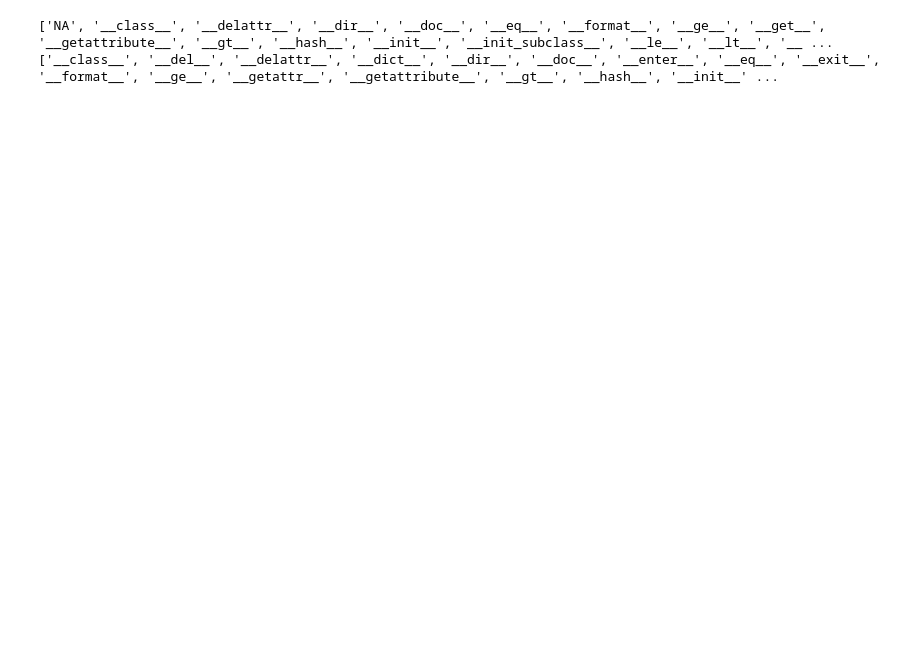
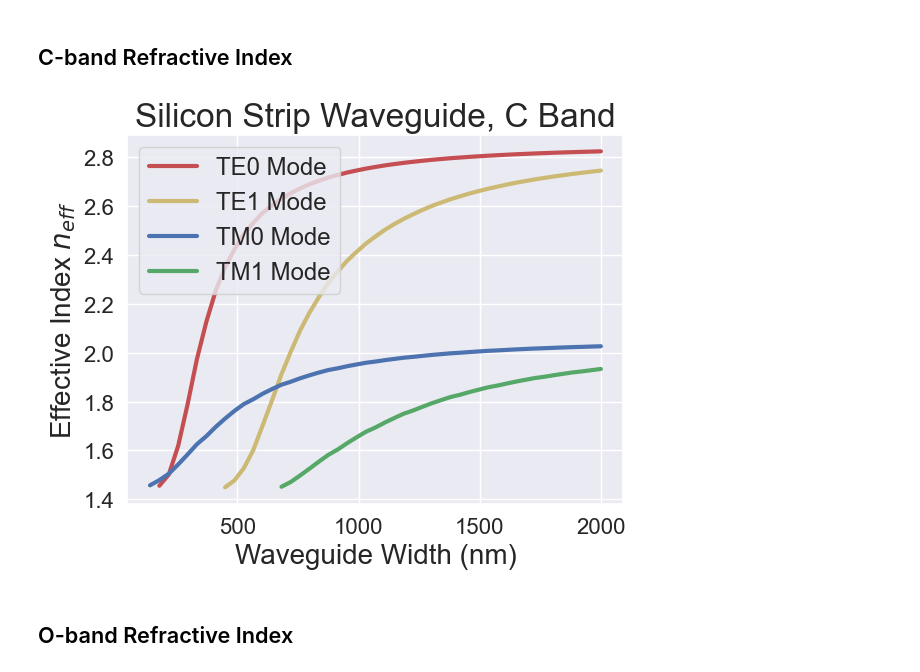
Before and after one commit to alexsludds/photonflux, a Jupyter notebook: photonflux/component_models/waveguides/strip_waveguide_lumerical_mode.ipynb, the cells around one changed output. Drawn from its saved outputs; the diff is of its cells as text; code cells hidden in the pictures; blank space fills up the shorter version.

```diff
--- a/photonflux/component_models/waveguides/strip_waveguide_lumerical_mode.ipynb
+++ b/photonflux/component_models/waveguides/strip_waveguide_lumerical_mode.ipynb
@@ -3,39 +3,10 @@ import sys, os
 sys.path.append("C:\\Program Files\\Lumerical\\v231\\api\\python\\")
 import lumapi
 # sys.path.append(os.path.dirname(__file__))
+import numpy as np
+import matplotlib.pyplot as plt
+import seaborn as sns; sns.set()
+plt.style.use("../../mplstyle.mplstyle")
+from tqdm import tqdm
-# %%
-um = 1e-6
-width = 0.5*um
-height = 0.22*um
-mode1 = lumapi.MODE()
-rectangle = mode1.addrect(x = 0, y = 0.0, z = 0.0)
-rectangle["x span"] = width
-rectangle["y span"] = height
-rectangle["z span"] = 10*um
-rectangle['name'] = 'strip_waveguide'
-rectangle['material'] = 'Si (Silicon) - Palik'
-
-expansion_monitor = mode1.addfde()
-expansion_monitor['x'] = 0
-expansion_monitor['y'] = 0
-expansion_monitor['z'] = 0
-expansion_monitor['x span'] = 20*um
-expansion_monitor['y span'] = 20*um
-expansion_monitor['background material'] = 'SiO2 (Glass) - Palik'
-expansion_monitor['start wavelength'] = 1.4e-6
-expansion_monitor['start wavelength'] = 1.6e-6
-
-mode1.switchtolayout()
-
-# expansion_monitor.findmodes()
-# expansion_monitor.run()
-print(dir(expansion_monitor))
-mode1.run()
-print(dir(mode1))
-# temp = mode1.selectmode(1)
-# print(temp)
-
-mode1.close()
-# %% [output]
-['NA', '__class__', '__delattr__', '__dir__', '__doc__', '__eq__', '__format__', '__ge__', '__get__', '__getattribute__', '__gt__', '__hash__', '__init__', '__init_subclass__', '__le__', '__lt__', '__ ...
-['__class__', '__del__', '__delattr__', '__dict__', '__dir__', '__doc__', '__enter__', '__eq__', '__exit__', '__format__', '__ge__', '__getattr__', '__getattribute__', '__gt__', '__hash__', '__init__' ...
+# %% [markdown]
+## C-band Refractive Index
@@ -41,0 +87,18 @@ mode1.close()
+# %%
+plt.figure()
+plt.plot([i['width']*1e9 for i in TE0_mode_data],[np.real(i['neff']) for i in TE0_mode_data],c='r')
+plt.plot([i['width']*1e9 for i in TE1_mode_data],[np.real(i['neff']) for i in TE1_mode_data],c='y')
+plt.plot([i['width']*1e9 for i in TM0_mode_data],[np.real(i['neff']) for i in TM0_mode_data],c='b')
+plt.plot([i['width']*1e9 for i in TM1_mode_data],[np.real(i['neff']) for i in TM1_mode_data],c='g')
+plt.xlabel("Waveguide Width (nm)")
+plt.ylabel("Effective Index " + r"$n_{eff}$")
+plt.title("Silicon Strip Waveguide, C Band")
+plt.legend([
+    "TE0 Mode",
+    "TE1 Mode",
+    "TM0 Mode",
+    "TM1 Mode",
+])
+plt.show()
+# %% [output]
+[figure, added]
@@ -41,0 +118,2 @@ mode1.close()
+# %% [markdown]
+## O-band Refractive Index
```
Also changed, not shown: parts of 7 cells of this notebook, 40 other files.
